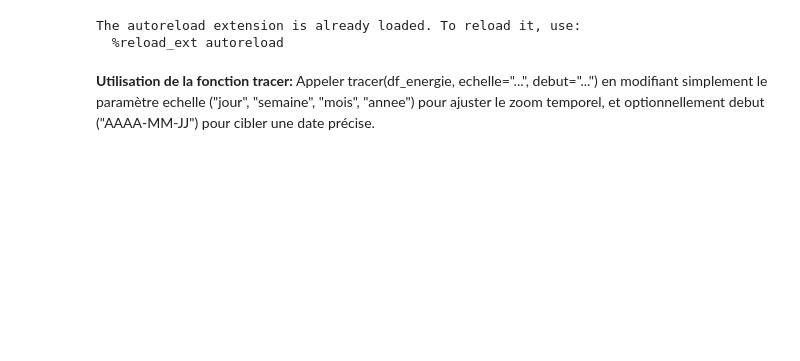
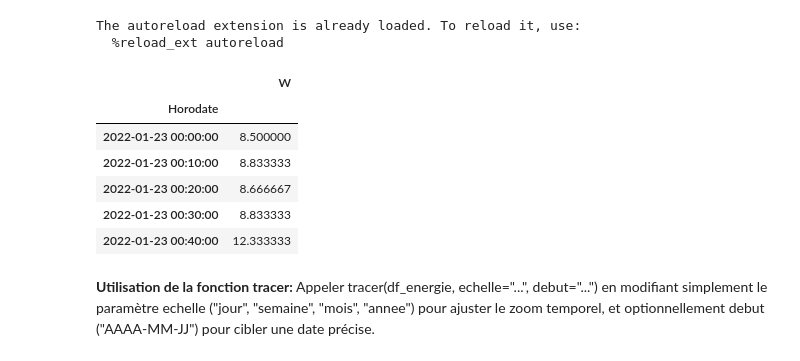
Before and after one commit to Martinks28/Hackaton-Analyse-courbe-de-charge, a Jupyter notebook: affichage des courbes de charge.ipynb, the cells around one changed output. Cells and saved outputs as stored; diff of their text form; code cells hidden in the pictures; blank space fills up the shorter version.

```diff
--- a/affichage des courbes de charge.ipynb
+++ b/affichage des courbes de charge.ipynb
@@ -12,27 +12,35 @@ The autoreload extension is already loaded. To reload it, use:
 # %%
 # Chargement des données
 Argile = "Courbes de charge Mines/Argile.xlsx"
 Basalte = "Courbes de charge Mines/Basalte.xlsx"
 Charbon = "Courbes de charge Mines/Charbon.xlsx"
 Diamant = "Courbes de charge Mines/Diamant.xlsx"
 Emeraude = "Courbes de charge Mines/Emeraude.xlsx"
 Filon = "Courbes de charge Mines/Filon.xlsx"
 Granite = "Courbes de charge Mines/Granite.xlsx"
 Houille = "Courbes de charge Mines/Houille.xlsx"
 Ivoire = "Courbes de charge Mines/Ivoire.xlsx"
 Jade = "Courbes de charge Mines/Jade.xlsx"
 Kiwi = "Courbes de charge Mines/Kiwi.xlsx"
 Lave = "Courbes de charge Mines/Lave.xlsx"
 
-dataset_name = Jade #à modifier avec celui qu'on veut afficher
+dataset_name = Argile #à modifier avec celui qu'on veut afficher
 
 df = charger(dataset_name)
 
 if not(dataset_name == Argile or dataset_name == Basalte or dataset_name == Charbon or dataset_name == Emeraude):
     df=df*1000
 
 # Affichage rapide pour vérifier
 display(df.head())
+# %% [output]
+|  | W |
+| Horodate |  |
+| 2022-01-23 00:00:00 | 8.500000 |
+| 2022-01-23 00:10:00 | 8.833333 |
+| 2022-01-23 00:20:00 | 8.666667 |
+| 2022-01-23 00:30:00 | 8.833333 |
+| 2022-01-23 00:40:00 | 12.333333 |
 # %% [markdown]
 **Utilisation de la fonction tracer:**
 Appeler tracer(df_energie, echelle="...", debut="...") en modifiant simplement le paramètre echelle ("jour", "semaine", "mois", "annee") pour ajuster le zoom temporel, et optionnellement debut ("AAAA-MM-JJ") pour cibler une date précise.
```
Also changed, not shown: parts of 6 cells of this notebook, 1 other file.
